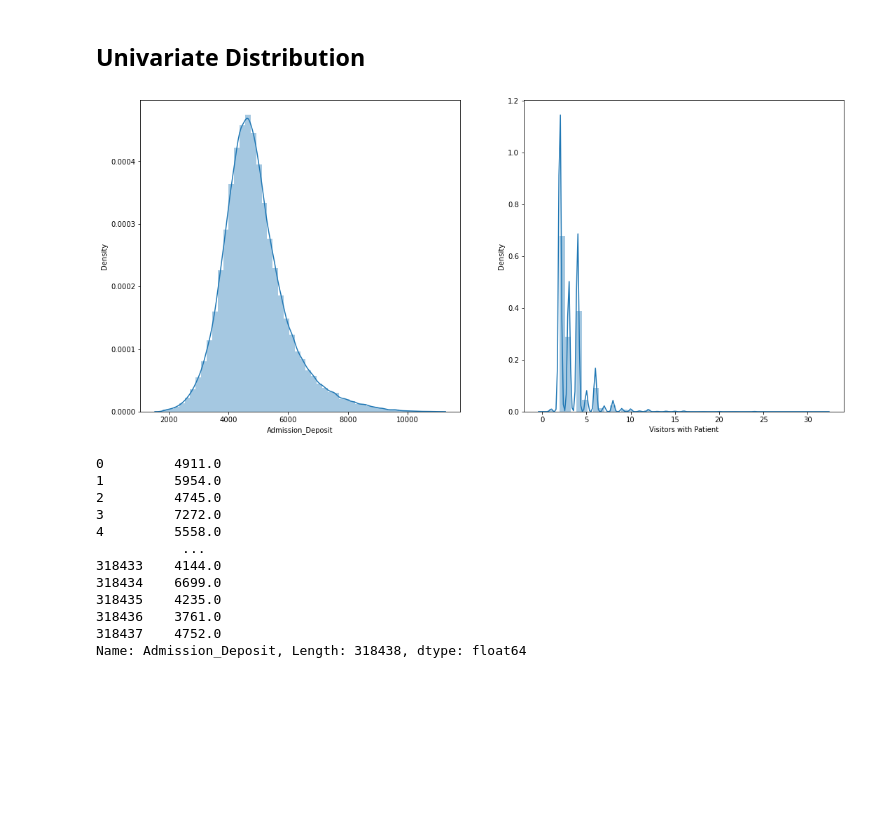
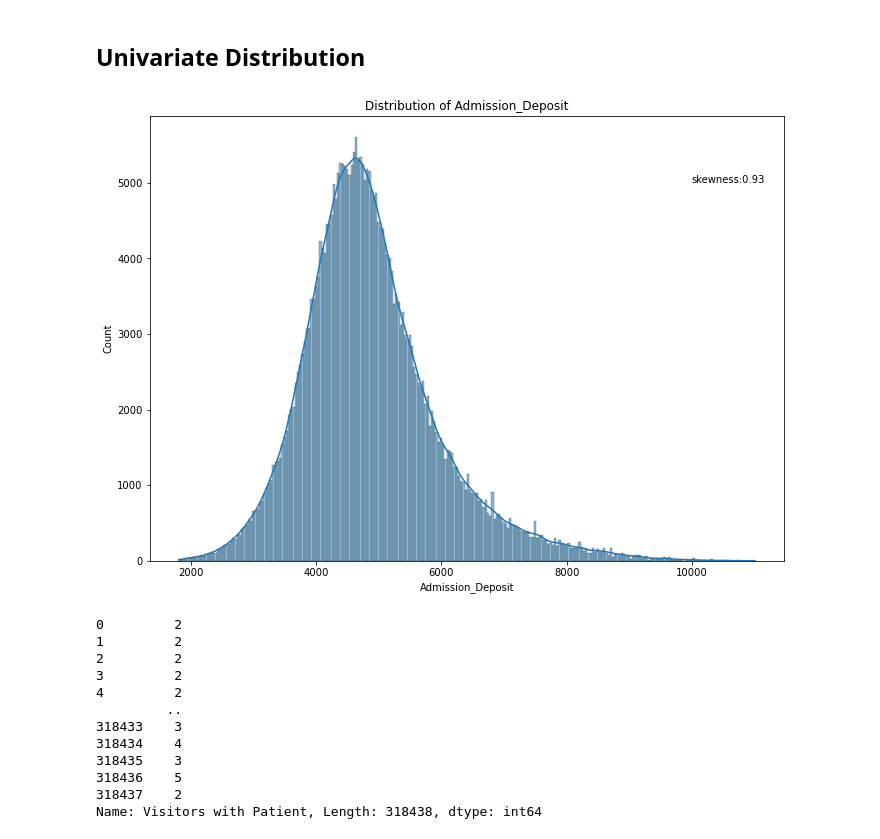
Before and after one commit to pmmc92/Healthcare-analytics, a Jupyter notebook: analysis.ipynb, the cells around one changed output. Drawn from its saved outputs; the diff is of its cells as text; code cells hidden in the pictures; blank space fills up the shorter version.

```diff
--- a/analysis.ipynb
+++ b/analysis.ipynb
@@ -101,26 +102,29 @@ dtype: int64
 # %% [markdown]
 ## Univariate Distribution
 # %%
-cont_var = df[["Admission_Deposit","Visitors with Patient"]]
+cont_var = df[["Admission_Deposit"]]
 # %%
-plt.figure(figsize = (18,18))
+plt.figure(figsize = (25,18))
 for i in range(len(cont_var.columns)):
+    sk = skew(cont_var.iloc[:,i])
     plt.subplot(2,2,i+1)
-    sns.distplot(cont_var.iloc[:,i])
+    sns.histplot(cont_var.iloc[:,i], kde = True)
+    plt.text(10000,5000,"skewness:{:0.2f}".format(sk))
+    plt.title("Distribution of {}".format(cont_var.iloc[:,i].name))
 # %% [output]
-[figure, old version]
+[figure, new version]
 # %%
 cont_var.iloc[:,1]
 # %% [output]
-0         4911.0
-1         5954.0
-2         4745.0
-3         7272.0
-4         5558.0
-           ...
-318433    4144.0
-318434    6699.0
-318435    4235.0
-318436    3761.0
-318437    4752.0
-Name: Admission_Deposit, Length: 318438, dtype: float64
+0         2
+1         2
+2         2
+3         2
+4         2
+         ..
+318433    3
+318434    4
+318435    3
+318436    5
+318437    2
+Name: Visitors with Patient, Length: 318438, dtype: int64
```
Also changed, not shown: parts of 1 cell of this notebook.
